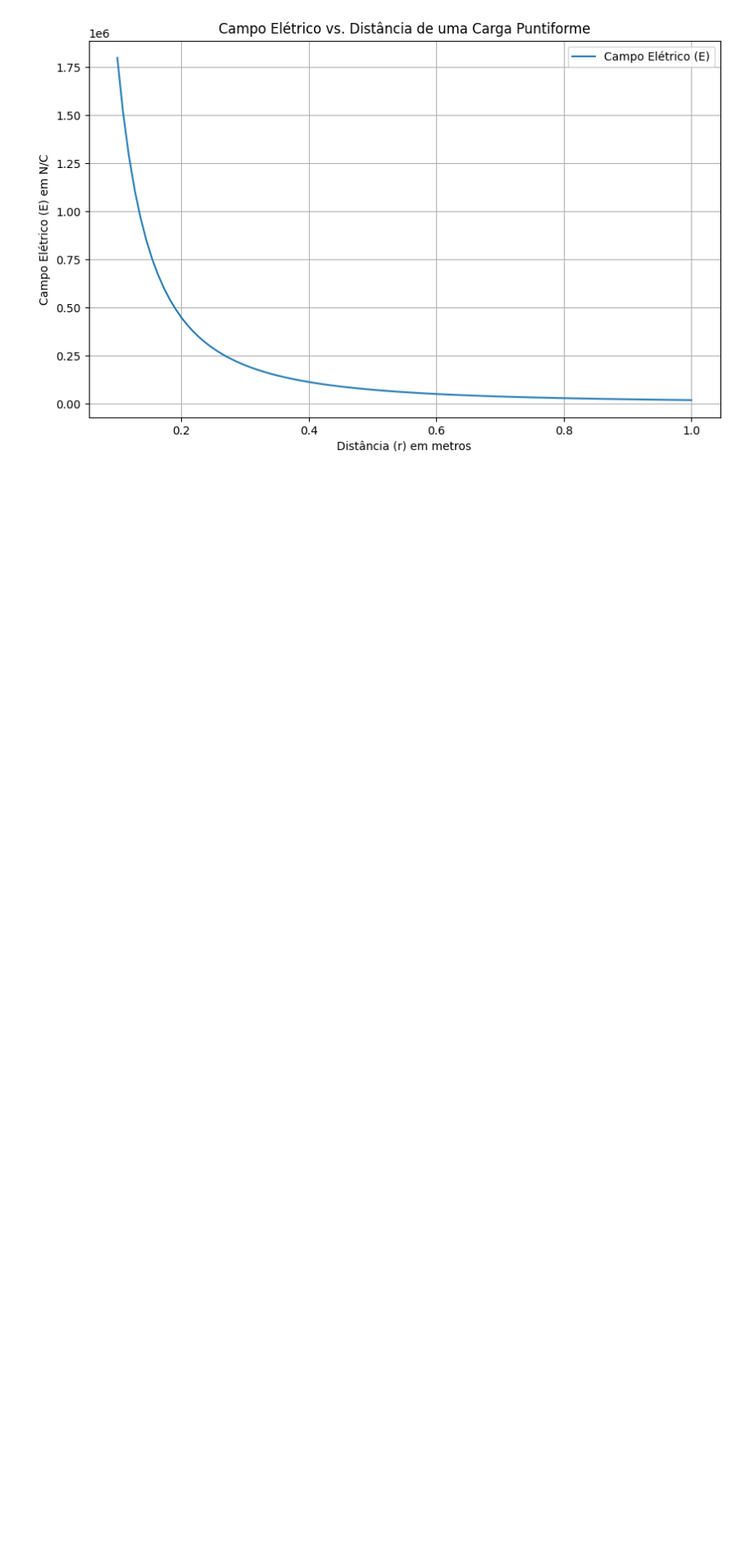
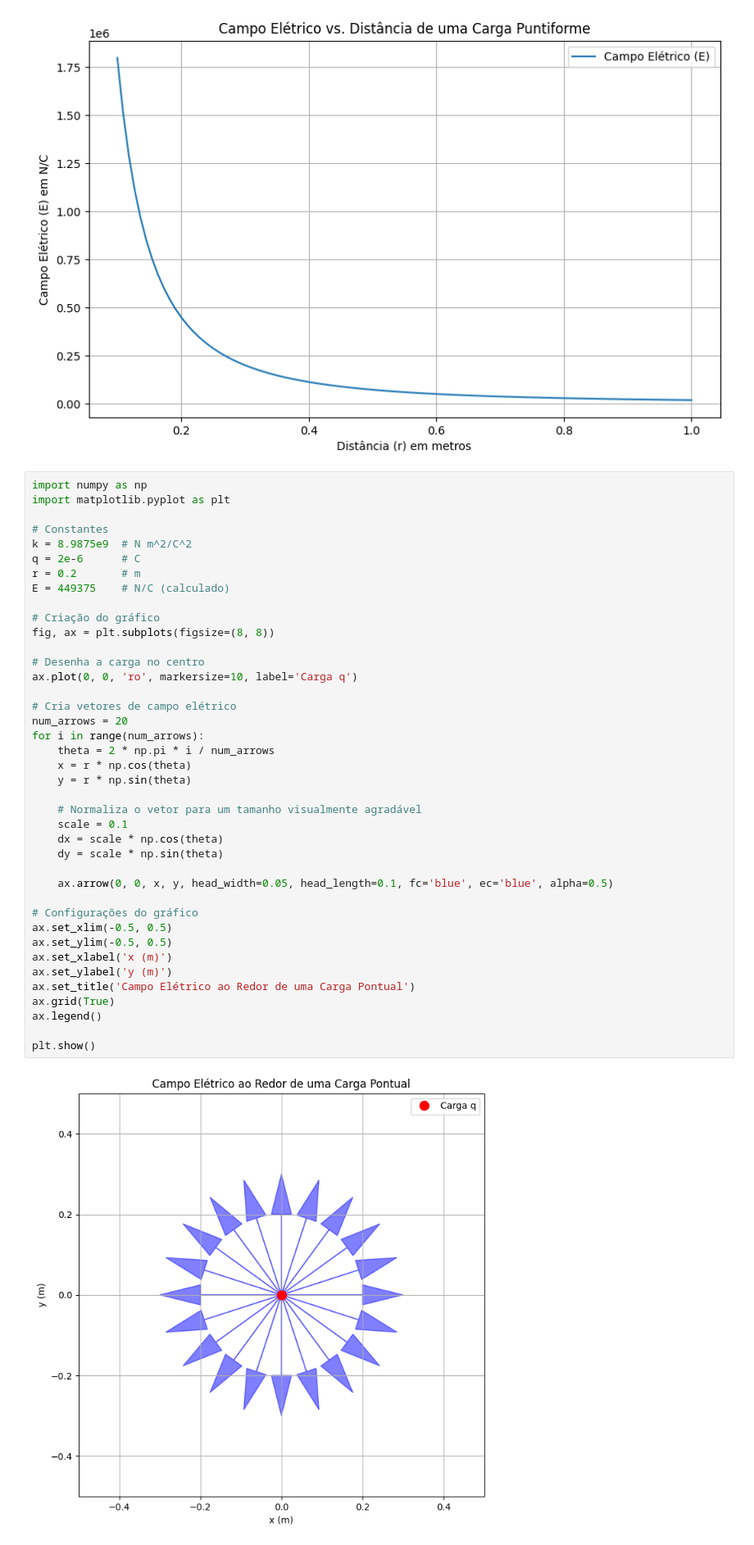
Before and after one commit to hansufsm/FisicaIA, a Jupyter notebook: esquadrao_fisicaia.ipynb, the cells around one changed output. Shown: that part at 82% size. Saved outputs shown, nothing was run; the diff lists cells and outputs as text; blank space fills up the shorter version.

```diff
--- a/esquadrao_fisicaia.ipynb
+++ b/esquadrao_fisicaia.ipynb
@@ -524,3 +589,45 @@ Vamos resolver juntos Qual é o campo elétrico a 0.2 m de uma carga de 2 μC? !
  plt.show()
 # %% [output]
 [figure]
+# %%
+import numpy as np
+import matplotlib.pyplot as plt
+
+# Constantes
+k = 8.9875e9  # N m^2/C^2
+q = 2e-6      # C
+r = 0.2       # m
+E = 449375    # N/C (calculado)
+
+# Criação do gráfico
+fig, ax = plt.subplots(figsize=(8, 8))
+
+# Desenha a carga no centro
+ax.plot(0, 0, 'ro', markersize=10, label='Carga q')
+
+# Cria vetores de campo elétrico
+num_arrows = 20
+for i in range(num_arrows):
+    theta = 2 * np.pi * i / num_arrows
+    x = r * np.cos(theta)
+    y = r * np.sin(theta)
+
+    # Normaliza o vetor para um tamanho visualmente agradável
+    scale = 0.1
+    dx = scale * np.cos(theta)
+    dy = scale * np.sin(theta)
+
+    ax.arrow(0, 0, x, y, head_width=0.05, head_length=0.1, fc='blue', ec='blue', alpha=0.5)
+
+# Configurações do gráfico
+ax.set_xlim(-0.5, 0.5)
+ax.set_ylim(-0.5, 0.5)
+ax.set_xlabel('x (m)')
+ax.set_ylabel('y (m)')
+ax.set_title('Campo Elétrico ao Redor de uma Carga Pontual')
+ax.grid(True)
+ax.legend()
+
+plt.show()
+# %% [output]
+[figure, added]
```
Also changed, not shown: parts of 4 cells of this notebook.
